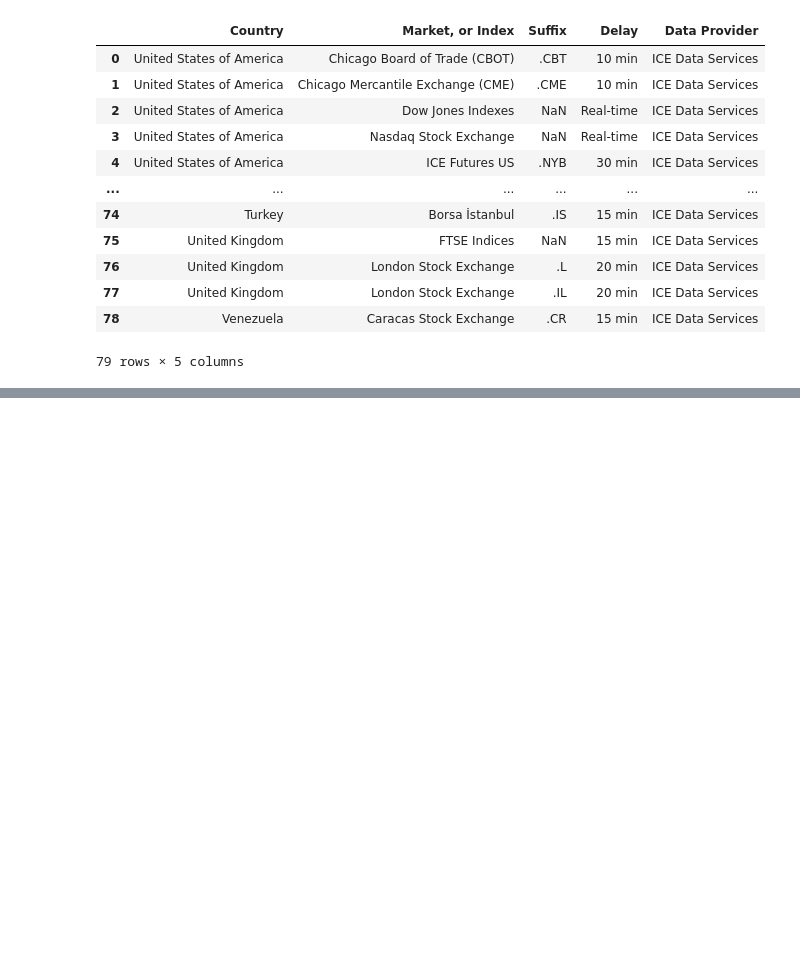
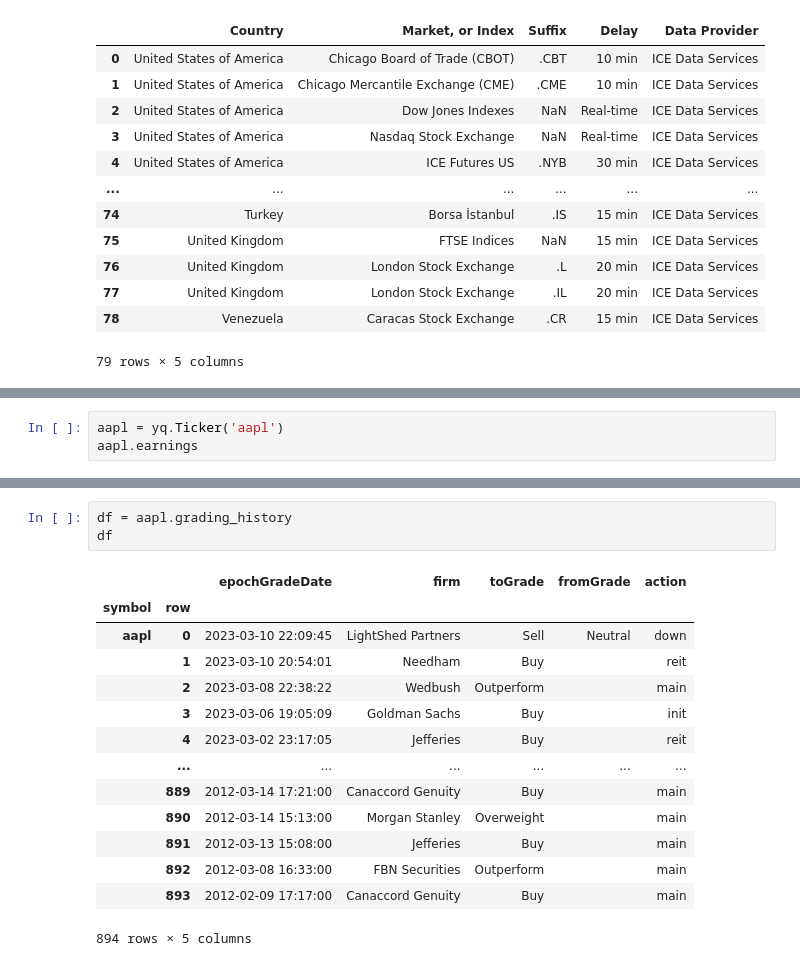
Before and after one commit to giokim12/data-preprocessing, a Jupyter notebook: ssdcdcdcd.ipynb, the cells around one changed output, grey strips where cells are left out. Cells and saved outputs as stored; diff of their text form; blank space fills up the shorter version.

```diff
--- a/ssdcdcdcd.ipynb
+++ b/ssdcdcdcd.ipynb
@@ -23,0 +26,3 @@ KeyError: False
+# %%
+aapl = yq.Ticker('aapl')
+aapl.earnings
@@ -23,0 +67,18 @@ KeyError: False
+# %%
+df = aapl.grading_history
+df
+# %% [output]
+|  |  | epochGradeDate | firm | toGrade | fromGrade | action |
+| symbol | row |  |  |  |  |  |
+| aapl | 0 | 2023-03-10 22:09:45 | LightShed Partners | Sell | Neutral | down |
+|  | 1 | 2023-03-10 20:54:01 | Needham | Buy |  | reit |
+|  | 2 | 2023-03-08 22:38:22 | Wedbush | Outperform |  | main |
+|  | 3 | 2023-03-06 19:05:09 | Goldman Sachs | Buy |  | init |
+|  | 4 | 2023-03-02 23:17:05 | Jefferies | Buy |  | reit |
+|  | ... | ... | ... | ... | ... | ... |
+|  | 889 | 2012-03-14 17:21:00 | Canaccord Genuity | Buy |  | main |
+|  | 890 | 2012-03-14 15:13:00 | Morgan Stanley | Overweight |  | main |
+|  | 891 | 2012-03-13 15:08:00 | Jefferies | Buy |  | main |
+|  | 892 | 2012-03-08 16:33:00 | FBN Securities | Outperform |  | main |
+|  | 893 | 2012-02-09 17:17:00 | Canaccord Genuity | Buy |  | main |
+894 rows × 5 columns
```
Also changed, not shown: parts of 7 cells of this notebook, 15 other files.
